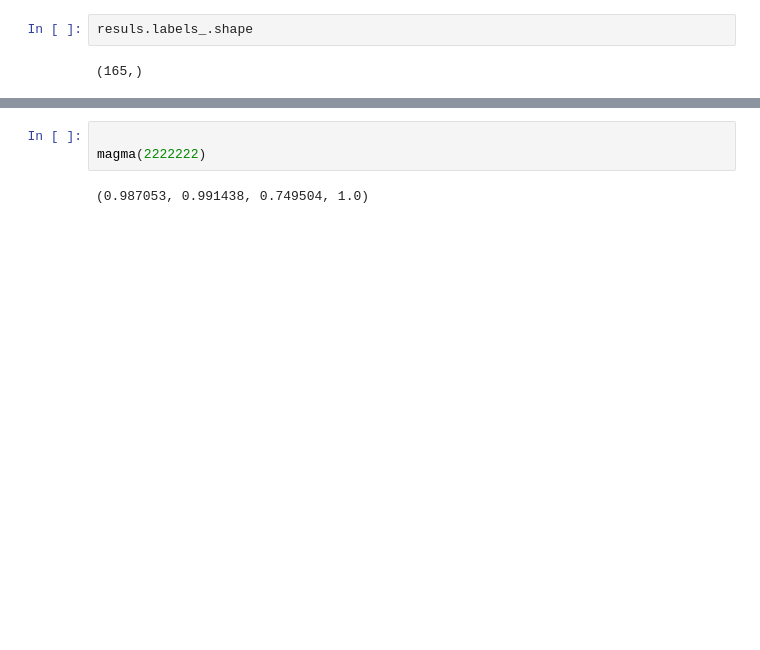
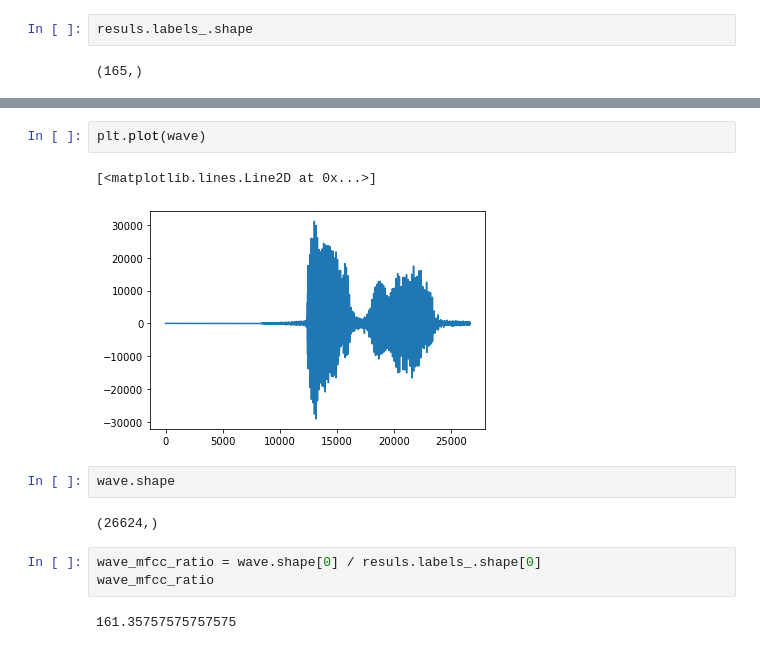
Before and after one commit to open-speech-org/python-speech-soa, a Jupyter notebook: 02_vector_quantization/01-Kmeans-with-deltas.ipynb, the cells around one changed output, grey strips where cells are left out. Cells and saved outputs as stored; diff of their text form; blank space fills up the shorter version.

```diff
--- a/02_vector_quantization/01-Kmeans-with-deltas.ipynb
+++ b/02_vector_quantization/01-Kmeans-with-deltas.ipynb
@@ -93,5 +91,14 @@ for index, label in enumerate(resuls.labels_):
-# %%
-
-magma(2222222)
-# %% [output]
-(0.987053, 0.991438, 0.749504, 1.0)
+# %%
+plt.plot(wave)
+# %% [output]
+[<matplotlib.lines.Line2D at 0x...>]
+[figure, added]
+# %%
+wave.shape
+# %% [output]
+(26624,)
+# %%
+wave_mfcc_ratio = wave.shape[0] / resuls.labels_.shape[0]
+wave_mfcc_ratio
+# %% [output]
+161.35757575757575
```
Also changed, not shown: parts of 10 cells of this notebook, 1 other file.
